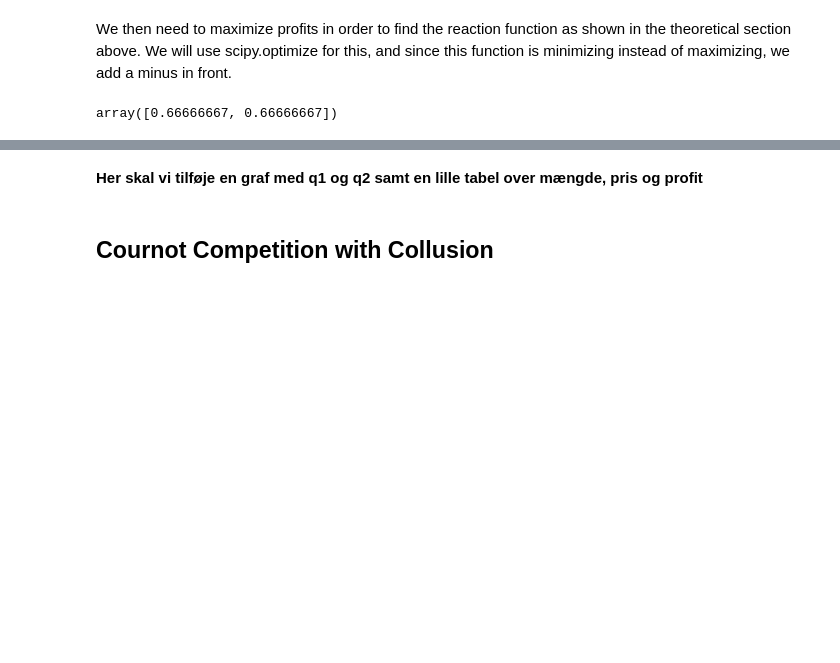
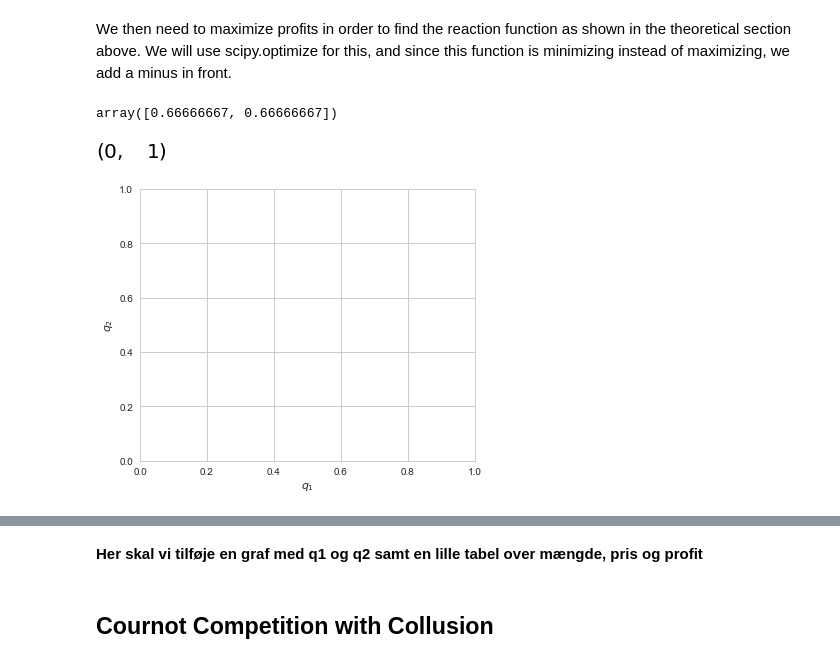
Before and after one commit to NumEconCopenhagen/projects-2019-abs, a Jupyter notebook: modelproject/Model Project.ipynb, the cells around one changed output, grey strips where cells are left out. Saved outputs shown, nothing was run; the diff lists cells and outputs as text; code cells hidden in the pictures; blank space fills up the shorter version.

```diff
--- a/modelproject/Model Project.ipynb
+++ b/modelproject/Model Project.ipynb
@@ -188,3 +188,19 @@ initial_guess = [0,0]
 optimize.fsolve(lambda q: fixed_point(q,[0,0]), initial_guess)
 # %% [output]
 array([0.66666667, 0.66666667])
+# %%
+#Import package to create plot
+from matplotlib import pyplot as plt
+fig = plt.figure(figsize=(6,5))
+ax = fig.add_subplot(1,1,1)
+
+q1,q2 = optimize.fsolve(lambda q: fixed_point(q,[0,0]), initial_guess)
+ax.plot(q1,q2)
+
+ax.set_xlabel('$q_1$')
+ax.set_ylabel('$q_2$')
+ax.set_xlim([0,1])
+ax.set_ylim([0,1])
+# %% [output]
+[figure, added]
+[figure, added]
```
Also changed, not shown: parts of 4 cells of this notebook.
